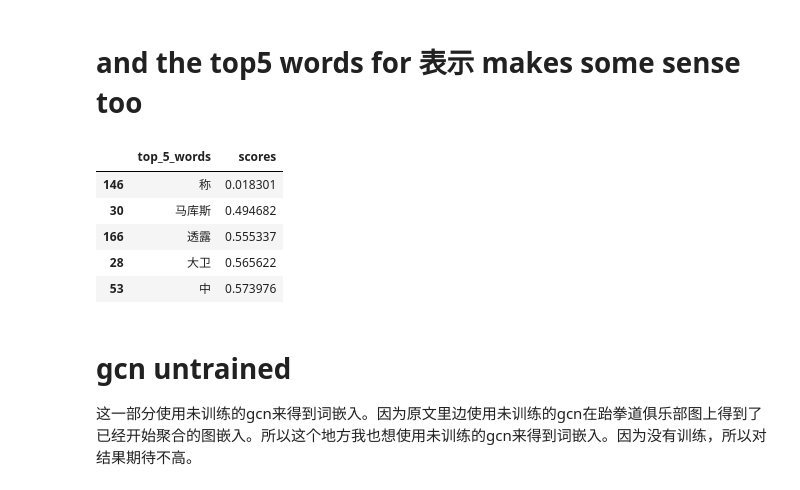
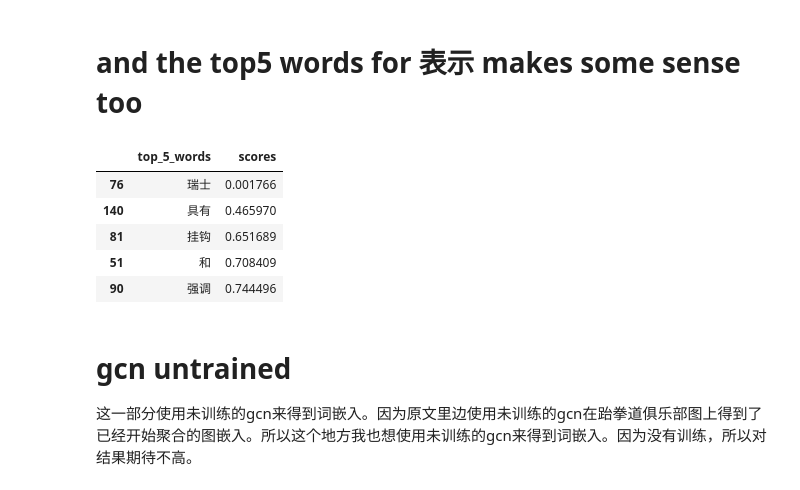
Before and after one commit to XufengXufengXufeng/try_gcn, a Jupyter notebook: gcn_word2vec.ipynb, the cells around one changed output. Drawn from its saved outputs; the diff is of its cells as text; code cells hidden in the pictures.

```diff
--- a/gcn_word2vec.ipynb
+++ b/gcn_word2vec.ipynb
@@ -159,14 +159,14 @@ compare_words("日内瓦","瑞士")
 # %% [markdown]
 # and the top5 words for 表示 makes some sense too
 # %%
-get_top_similar_words('表示',list(G.nodes))
+get_top_similar_words('日内瓦',list(G.nodes))
 # %% [output]
 |  | top_5_words | scores |
-| 146 | 称 | 0.018301 |
-| 30 | 马库斯 | 0.494682 |
-| 166 | 透露 | 0.555337 |
-| 28 | 大卫 | 0.565622 |
-| 53 | 中 | 0.573976 |
+| 76 | 瑞士 | 0.001766 |
+| 140 | 具有 | 0.465970 |
+| 81 | 挂钩 | 0.651689 |
+| 51 | 和 | 0.708409 |
+| 90 | 强调 | 0.744496 |
 # %% [markdown]
 # gcn untrained
 这一部分使用未训练的gcn来得到词嵌入。因为原文里边使用未训练的gcn在跆拳道俱乐部图上得到了已经开始聚合的图嵌入。所以这个地方我也想使用未训练的gcn来得到词嵌入。因为没有训练，所以对结果期待不高。
```
Also changed, not shown: parts of 20 cells of this notebook.
